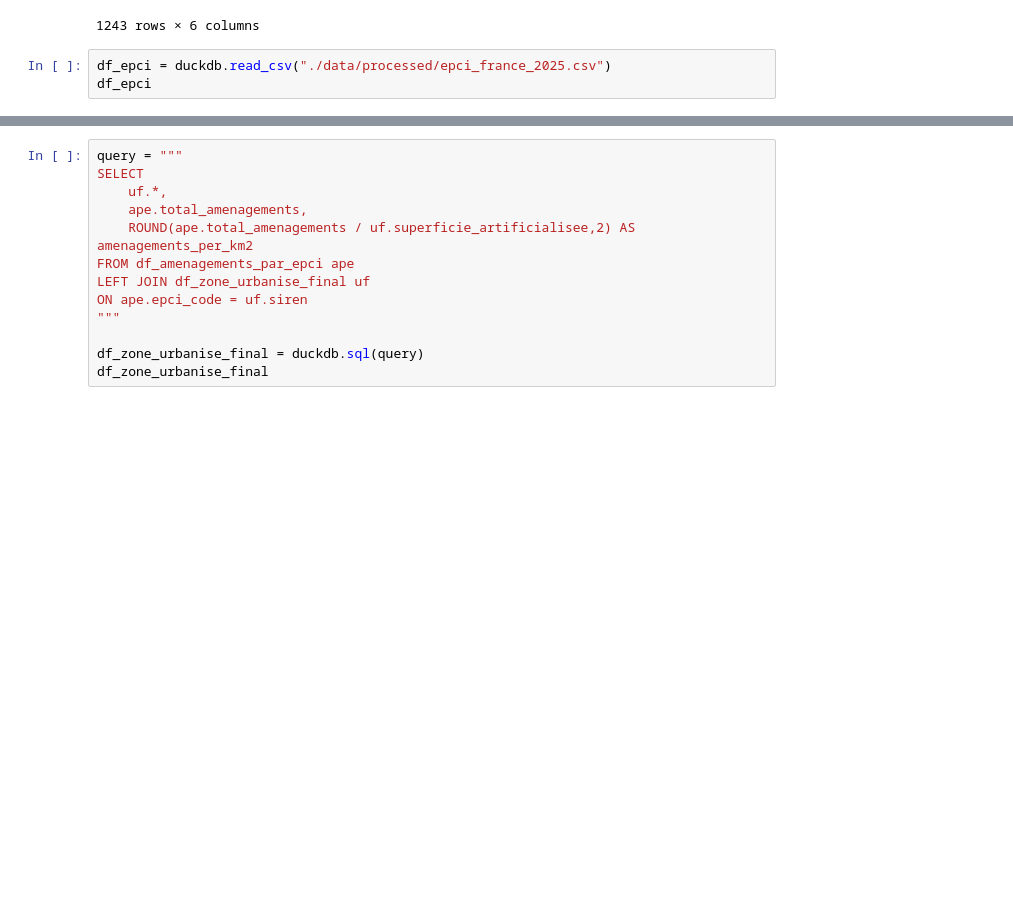
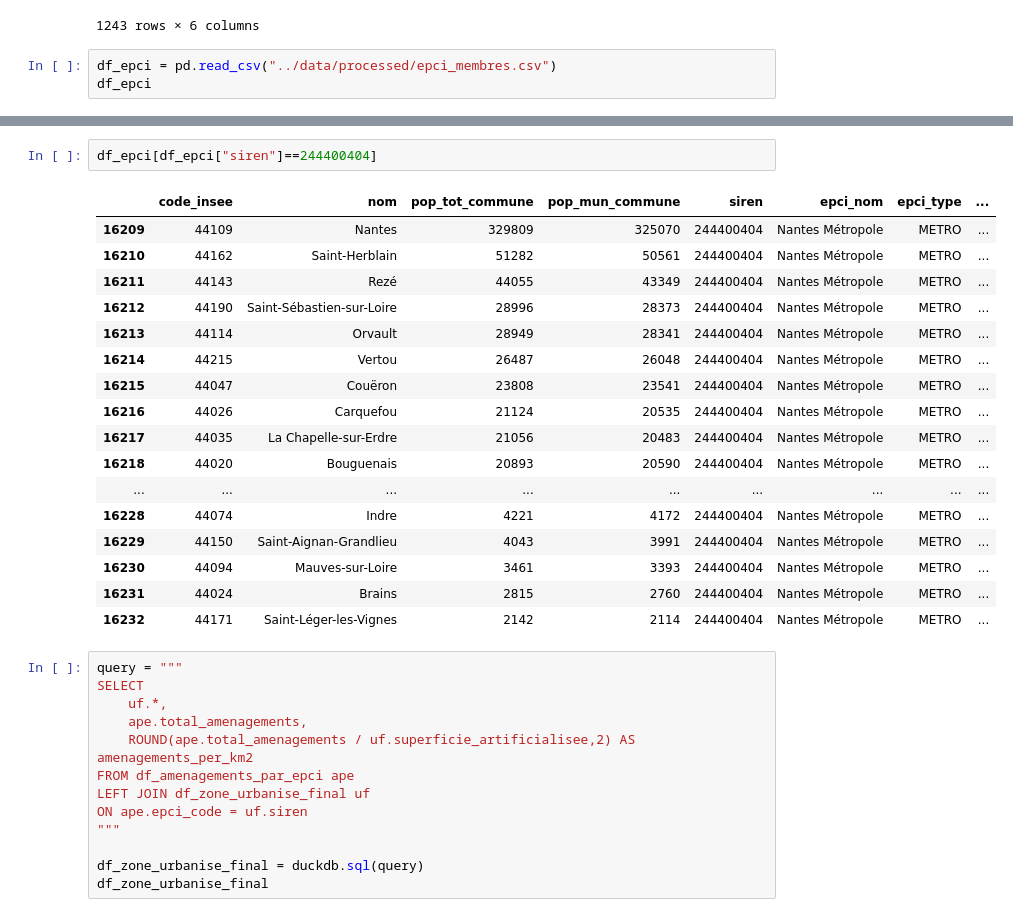
Before and after one commit to Guillaume-BR/diag360, a Jupyter notebook: notebook/zone_urbanise.ipynb, the cells around one changed output, grey strips where cells are left out. Drawn from its saved outputs; the diff is of its cells as text; blank space fills up the shorter version.

```diff
--- a/notebook/zone_urbanise.ipynb
+++ b/notebook/zone_urbanise.ipynb
@@ -50,6 +50,6 @@ df_zones
 | 1242 | 242000495 | CC de l'Alta Rocca | Communauté de communes | 680.934 | 14.438 | 2.12 |
 1243 rows × 6 columns
 # %%
-df_epci = duckdb.read_csv("./data/processed/epci_france_2025.csv")
+df_epci = pd.read_csv("../data/processed/epci_membres.csv")
 df_epci
 # %% [output]
@@ -322,4 +317,24 @@ df_amenagements_par_epci
 └────────────────────────────────┘
+# %%
+df_epci[df_epci["siren"]==244400404]
+# %% [output]
+|  | code_insee | nom | pop_tot_commune | pop_mun_commune | siren | epci_nom | epci_type | ... |
+| 16209 | 44109 | Nantes | 329809 | 325070 | 244400404 | Nantes Métropole | METRO | ... |
+| 16210 | 44162 | Saint-Herblain | 51282 | 50561 | 244400404 | Nantes Métropole | METRO | ... |
+| 16211 | 44143 | Rezé | 44055 | 43349 | 244400404 | Nantes Métropole | METRO | ... |
+| 16212 | 44190 | Saint-Sébastien-sur-Loire | 28996 | 28373 | 244400404 | Nantes Métropole | METRO | ... |
+| 16213 | 44114 | Orvault | 28949 | 28341 | 244400404 | Nantes Métropole | METRO | ... |
+| 16214 | 44215 | Vertou | 26487 | 26048 | 244400404 | Nantes Métropole | METRO | ... |
+| 16215 | 44047 | Couëron | 23808 | 23541 | 244400404 | Nantes Métropole | METRO | ... |
+| 16216 | 44026 | Carquefou | 21124 | 20535 | 244400404 | Nantes Métropole | METRO | ... |
+| 16217 | 44035 | La Chapelle-sur-Erdre | 21056 | 20483 | 244400404 | Nantes Métropole | METRO | ... |
+| 16218 | 44020 | Bouguenais | 20893 | 20590 | 244400404 | Nantes Métropole | METRO | ... |
+| ... | ... | ... | ... | ... | ... | ... | ... | ... |
+| 16228 | 44074 | Indre | 4221 | 4172 | 244400404 | Nantes Métropole | METRO | ... |
+| 16229 | 44150 | Saint-Aignan-Grandlieu | 4043 | 3991 | 244400404 | Nantes Métropole | METRO | ... |
+| 16230 | 44094 | Mauves-sur-Loire | 3461 | 3393 | 244400404 | Nantes Métropole | METRO | ... |
+| 16231 | 44024 | Brains | 2815 | 2760 | 244400404 | Nantes Métropole | METRO | ... |
+| 16232 | 44171 | Saint-Léger-les-Vignes | 2142 | 2114 | 244400404 | Nantes Métropole | METRO | ... |
 # %%
 query = """
 SELECT
```
Also changed, not shown: parts of 23 cells of this notebook, 24 other files.
